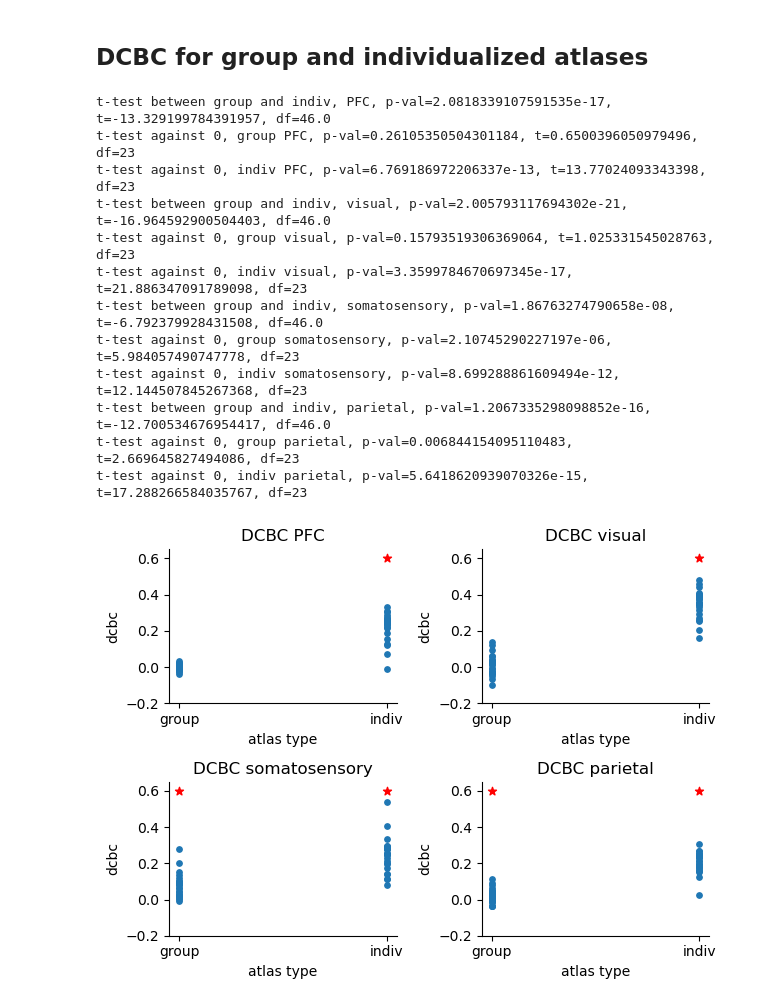
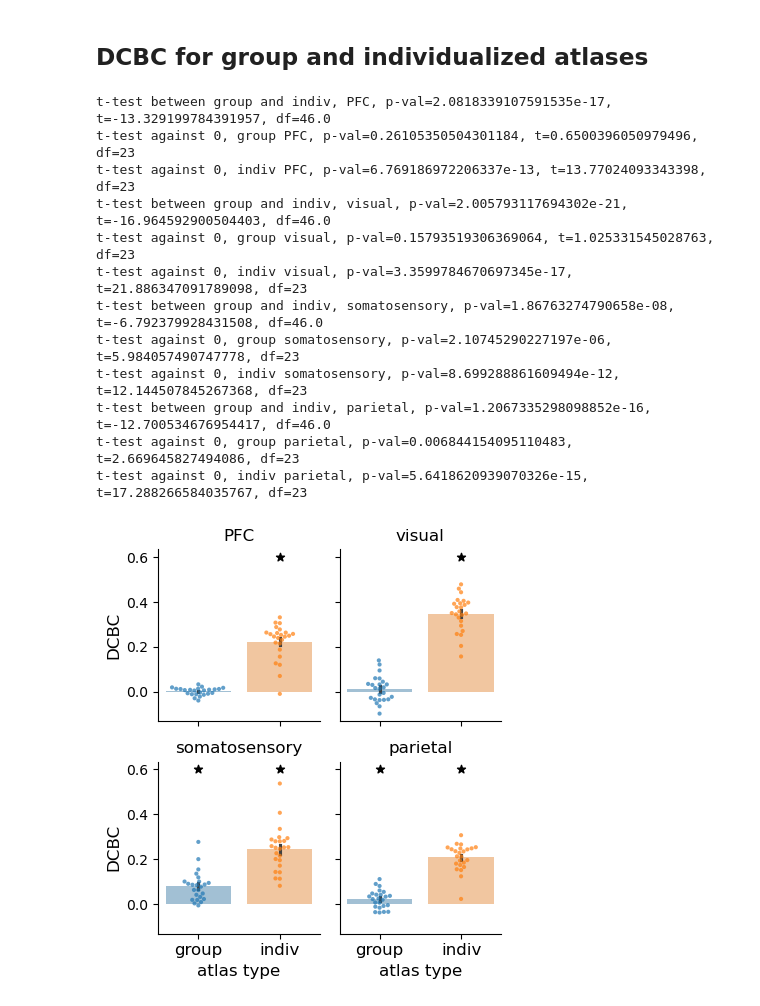
Before and after one commit to jkderrick028/PFC_parcellation, a Jupyter notebook: code/2_evaluating_group_and _individualized_parcellations.ipynb, the cells around one changed output. Cells and saved outputs as stored; diff of their text form; code cells hidden in the pictures.

```diff
--- a/code/2_evaluating_group_and _individualized_parcellations.ipynb
+++ b/code/2_evaluating_group_and _individualized_parcellations.ipynb
@@ -7,3 +9,7 @@ from evaluations import *
+# %%
+mpl.rcParams['font.family'] = 'sans-serif' # Global font family
+full_width = 8.5
+half_width = full_width/2
 # %%
 projectPath, mainResultsPath = setProjectPath()
 dataset_name = 'MDTB' # or Demand
@@ -56,7 +68,7 @@ Text(0.5, 0.98, 'prediction error')
 # %% [markdown]
 ## within- and between-parcel correlations
 # %%
-fig, ax = plt.subplots(n_rois, 2, figsize=(8, 12))
+fig, ax = plt.subplots(n_rois, 2, figsize=(full_width, 12))
 
 for roiI in np.arange(n_rois):
     PKL_eval_output = os.path.join(resultsPath, f'output_{ROIs[roiI]}.pkl')
@@ -107,4 +119,7 @@ for roiI in np.arange(n_rois):
 
 plt.suptitle('vertex-to-vertex correlation')
 plt.tight_layout()
+
+JPG_fig = os.path.join(resultsPath, f'dcbc_corr_curves.jpg')
+plt.savefig(JPG_fig, dpi=500, format='jpg')
 # %% [output]
@@ -112,7 +127,8 @@ plt.tight_layout()
 # %% [markdown]
 ## DCBC for group and individualized atlases
 # %%
-fig, axs = plt.subplots(2, 2)
+fig, axs = plt.subplots(2, 2, sharey=True, sharex=True)
+fig.set_figwidth(half_width)
 
 for roiI in np.arange(n_rois):
     PKL_eval_output = os.path.join(resultsPath, f'output_{ROIs[roiI]}.pkl')
@@ -124,17 +140,13 @@ for roiI in np.arange(n_rois):
     dcbc_group = output_dcbc_group['dcbc']
     dcbc_indiv = output_dcbc_indiv['dcbc']
 
-    x_group = np.ones(len(dcbc_group))
-    x_indiv = 2*np.ones(len(dcbc_indiv))
-    x_dcbc = np.concatenate([x_group, x_indiv])
-    dcbc_concat = np.concatenate([dcbc_group, dcbc_indiv])
+    sns.swarmplot([dcbc_group, dcbc_indiv], ax=axs.ravel()[roiI], size=3, alpha=0.7)
+    sns.barplot([dcbc_group, dcbc_indiv], errorbar='se', ax=axs.ravel()[roiI], alpha=0.45)
 
-    axs.ravel()[roiI].scatter(x_dcbc, dcbc_concat, s=15)
-    axs.ravel()[roiI].set_xticks([1, 2], labels=['group', 'indiv'])
-    axs.ravel()[roiI].set_xlabel('atlas type')
-    axs.ravel()[roiI].set_ylabel('dcbc')
-    axs.ravel()[roiI].set_title(f'DCBC {ROIs[roiI]}')
-    axs.ravel()[roiI].set_ylim([-0.2, 0.65])
+    axs.ravel()[roiI].set_xticks([0, 1], labels=['group', 'indiv'], fontsize=12)
+    axs.ravel()[roiI].set_xlabel('atlas type', fontsize=12)
+    axs.ravel()[roiI].set_ylabel('DCBC', fontsize=12)
+    axs.ravel()[roiI].set_title(f'{ROIs[roiI]}')
     axs.ravel()[roiI].spines['top'].set_visible(False)
     axs.ravel()[roiI].spines['right'].set_visible(False)
 
@@ -147,33 +159,33 @@ for roiI in np.arange(n_rois):
     #     axs.ravel()[roiI].hlines(0.5, xmin=1, xmax=2, linestyles='-', colors=(150/255, 150/255, 150/255))
     print(f't-test between group and indiv, {ROIs[roiI]}, p-val={ttest_gi.pvalue}, t={ttest_gi.statistic}, df={ttest_gi.df}')
 
     ## testing dcbc against 0
     # group
     ttest_0_g = ttest_1samp(dcbc_group, 0, alternative='greater')
     if ttest_0_g.pvalue < significance_level:
-        axs.ravel()[roiI].scatter(1, 0.6, c='r', marker='*')
+        axs.ravel()[roiI].scatter(0, 0.6, c='k', marker='*')
     print(f't-test against 0, group {ROIs[roiI]}, p-val={ttest_0_g.pvalue}, t={ttest_0_g.statistic}, df={ttest_0_g.df}')
     # indiv
     ttest_0_i = ttest_1samp(dcbc_indiv, 0, alternative='greater')
     if ttest_0_i.pvalue < significance_level:
-        axs.ravel()[roiI].scatter(2, 0.6, c='r', marker='*')
+        axs.ravel()[roiI].scatter(1, 0.6, c='k', marker='*')
     print(f't-test against 0, indiv {ROIs[roiI]}, p-val={ttest_0_i.pvalue}, t={ttest_0_i.statistic}, df={ttest_0_i.df}')
 
 plt.tight_layout()
 
 JPG_fig = os.path.join(resultsPath, f'dcbc_group_indiv.jpg')
 plt.savefig(JPG_fig, format='jpg', dpi=500)
 # %% [output]
 t-test between group and indiv, PFC, p-val=2.0818339107591535e-17, t=-13.329199784391957, df=46.0
 t-test against 0, group PFC, p-val=0.26105350504301184, t=0.6500396050979496, df=23
 t-test against 0, indiv PFC, p-val=6.769186972206337e-13, t=13.77024093343398, df=23
 t-test between group and indiv, visual, p-val=2.005793117694302e-21, t=-16.964592900504403, df=46.0
 t-test against 0, group visual, p-val=0.15793519306369064, t=1.025331545028763, df=23
 t-test against 0, indiv visual, p-val=3.3599784670697345e-17, t=21.886347091789098, df=23
 t-test between group and indiv, somatosensory, p-val=1.86763274790658e-08, t=-6.792379928431508, df=46.0
 t-test against 0, group somatosensory, p-val=2.10745290227197e-06, t=5.984057490747778, df=23
 t-test against 0, indiv somatosensory, p-val=8.699288861609494e-12, t=12.144507845267368, df=23
 t-test between group and indiv, parietal, p-val=1.2067335298098852e-16, t=-12.700534676954417, df=46.0
 t-test against 0, group parietal, p-val=0.006844154095110483, t=2.669645827494086, df=23
 t-test against 0, indiv parietal, p-val=5.6418620939070326e-15, t=17.288266584035767, df=23
-[figure, old version]
+[figure, new version]
```
Also changed, not shown: parts of 3 cells of this notebook, 1 other file.
